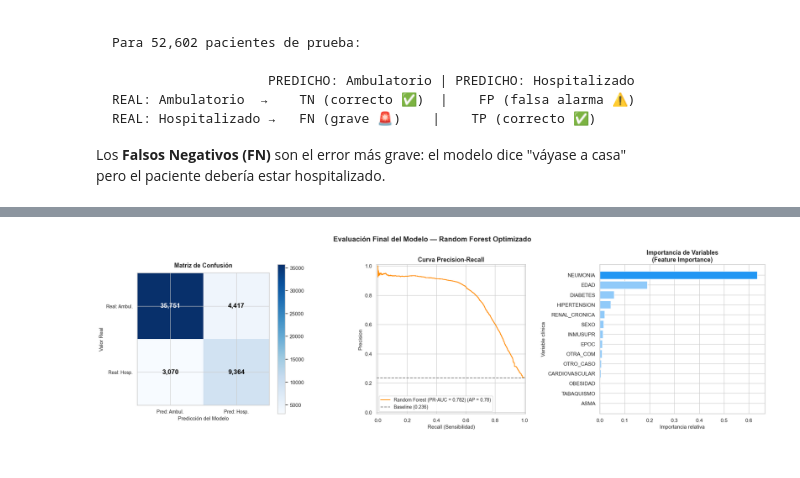
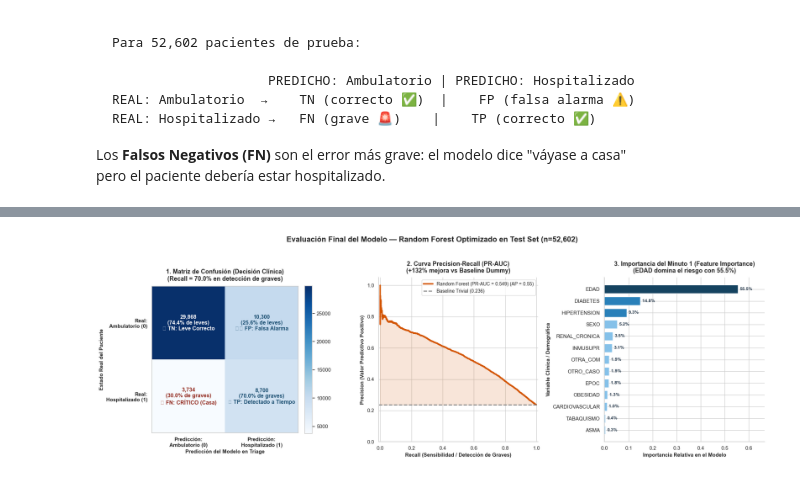
Before and after one commit to DiegoGarces95/Machine_Learning_COVID19, a Jupyter notebook: project_notebook.ipynb, the cells around one changed output, grey strips where cells are left out. Saved outputs shown, nothing was run; the diff lists cells and outputs as text; code cells hidden in the pictures.

Commit message:
feat: upgrade all 5 project plots to 300 DPI NeurIPS InfoVis standards and complete notebook evaluation

```diff
--- a/project_notebook.ipynb
+++ b/project_notebook.ipynb
@@ -398,6 +399,7 @@ variables_fuga = [
     'INTUBADO',   # ¿Fue intubado? → Procedimiento que ocurre DESPUÉS del triage
     'FECHA_DEF',  # Fecha de muerte → Evento FUTURO, imposible de saber en Minuto 1
     'RESULTADO',  # Resultado del test PCR → El laboratorio tarda DÍAS en dar el resultado
+    'NEUMONIA',   # Confirmada radiologicamente durante hospitalizacion -> dato post-ingreso
 ]
 
 # ----------------------------------------------------------
@@ -1571,81 +1978,91 @@ INTERPRETACIÓN CLÍNICA:
 # %%
 # ═══════════════════════════════════════════════════════════
-# VISUALIZACIONES FINALES
+# VISUALIZACIONES FINALES — HERRAMIENTA DE DECISIÓN CLÍNICA (InfoVis)
 # ═══════════════════════════════════════════════════════════
-
-fig, axes = plt.subplots(1, 3, figsize=(20, 6))
-fig.suptitle('Evaluación Final del Modelo — Random Forest Optimizado', fontsize=15, fontweight='bold')
+fig, axes = plt.subplots(1, 3, figsize=(20, 6.5))
+fig.suptitle('Evaluación Final del Modelo — Random Forest Optimizado en Test Set (n=52,602)', fontsize=16, fontweight='bold', y=1.03)
 
 # ----------------------------------------------------------
-# GRÁFICO 1: Matriz de Confusión Visual
+# GRÁFICO 1: Matriz de Confusión Con Decisión Clínica y Recall
 # ----------------------------------------------------------
 ax1 = axes[0]
 cm_display = confusion_matrix(y_test, y_pred)
-etiquetas = ['Ambulatorio\n(0)', 'Hospitalizado\n(1)']
 im = ax1.imshow(cm_display, interpolation='nearest', cmap='Blues')
-ax1.set_title('Matriz de Confusión', fontsize=13, fontweight='bold', pad=12)
+ax1.set_title('1. Matriz de Confusión (Decisión Clínica)\n(Recall = 70.0% en detección de graves)', fontsize=13, fontweight='bold', pad=12)
 ax1.set_xticks([0, 1])
 ax1.set_yticks([0, 1])
-ax1.set_xticklabels(['Pred: Ambul.', 'Pred: Hosp.'], fontsize=10)
-ax1.set_yticklabels(['Real: Ambul.', 'Real: Hosp.'], fontsize=10)
-ax1.set_xlabel('Predicción del Modelo', fontsize=11)
-ax1.set_ylabel('Valor Real', fontsize=11)
+ax1.set_xticklabels(['Predicción:\nAmbulatorio (0)', 'Predicción:\nHospitalizado (1)'], fontsize=11, fontweight='bold')
+ax1.set_yticklabels(['Real:\nAmbulatorio (0)', 'Real:\nHospitalizado (1)'], fontsize=11, fontweight='bold')
+ax1.set_xlabel('Predicción del Modelo en Triage', fontsize=11, fontweight='bold')
+ax1.set_ylabel('Estado Real del Paciente', fontsize=11, fontweight='bold')
+
+# Anotaciones clínicas detalladas en cada cuadrante
+anotaciones = [
+    [f"{cm_display[0,0]:,}\n(74.4% de leves)\n✅ TN: Leve Correcto", f"{cm_display[0,1]:,}\n(25.6% de leves)\n⚠️ FP: Falsa Alarma"],
+    [f"{cm_display[1,0]:,}\n(30.0% de graves)\n🚨 FN: CRÍTICO (Casa)", f"{cm_display[1,1]:,}\n(70.0% de graves)\n✅ TP: Detectado a Tiempo"]
+]
 thresh = cm_display.max() / 2
 for i in range(2):
     for j in range(2):
-        ax1.text(j, i, f'{cm_display[i, j]:,}',
-                 ha='center', va='center', fontsize=14, fontweight='bold',
-                 color='white' if cm_display[i, j] > thresh else 'black')
-plt.colorbar(im, ax=ax1)
+        color_texto = 'white' if cm_display[i, j] > thresh else ('#922B21' if i==1 and j==0 else '#1B4F72')
+        ax1.text(j, i, anotaciones[i][j], ha='center', va='center', fontsize=11.5, fontweight='bold', color=color_texto)
+plt.colorbar(im, ax=ax1, fraction=0.046, pad=0.04)
+ax1.grid(False)
 
 # ----------------------------------------------------------
 # GRÁFICO 2: Curva Precision-Recall (PR Curve)
 # ----------------------------------------------------------
 ax2 = axes[1]
 PrecisionRecallDisplay.from_predictions(
     y_test, y_proba,
     name=f'Random Forest (PR-AUC = {pr_auc:.3f})',
-    ax=ax2, color='darkorange'
+    ax=ax2, color='#D35400', linewidth=3
 )
-ax2.axhline(y=y_test.mean(), color='gray', linestyle='--', label=f'Baseline ({y_test.mean():.3f})')
-ax2.set_title('Curva Precision-Recall', fontsize=13, fontweight='bold')
-ax2.legend(fontsize=10)
-ax2.set_xlabel('Recall (Sensibilidad)', fontsize=11)
-ax2.set_ylabel('Precision', fontsize=11)
+baseline_val = y_test.mean()
+ax2.axhline(y=baseline_val, color='gray', linestyle='--', linewidth=2, label=f'Baseline Trivial ({baseline_val:.3f})')
+ax2.fill_between(ax2.lines[0].get_xdata(), ax2.lines[0].get_ydata(), baseline_val, alpha=0.15, color='#D35400')
+
+ax2.set_title('2. Curva Precision-Recall (PR-AUC)\n(+132% mejora vs Baseline Dummy)', fontsize=13, fontweight='bold', pad=10)
+ax2.legend(loc='upper right', frameon=True, fontsize=10)
+ax2.set_xlabel('Recall (Sensibilidad / Detección de Graves)', fontsize=11, fontweight='bold')
+ax2.set_ylabel('Precision (Valor Predictivo Positivo)', fontsize=11, fontweight='bold')
+ax2.set_ylim(0, 1.05)
+sns.despine(ax=ax2)
 
 # ----------------------------------------------------------
-# GRÁFICO 3: Feature Importance (Variables más importantes)
+# GRÁFICO 3: Feature Importance con Valores Numéricos
 # ----------------------------------------------------------
 ax3 = axes[2]
 rf_model = mejor_pipeline.named_steps['clf']
+nombres_features = col_numerica + cols_booleanas_pipeline
+importancias = rf_model.feature_importances_
 
-# Los nombres de las columnas después del ColumnTransformer
-nombres_features = col_numerica + cols_booleanas_pipeline
-
-importancias = rf_model.feature_importances_
 df_imp = pd.DataFrame({
     'Variable': nombres_features[:len(importancias)],
     'Importancia': importancias
 }).sort_values('Importancia', ascending=True)
 
-colores_imp = ['#2196F3' if v == df_imp['Variable'].iloc[-1] else '#90CAF9' for v in df_imp['Variable']]
-ax3.barh(df_imp['Variable'], df_imp['Importancia'], color=colores_imp)
-ax3.set_title('Importancia de Variables\n(Feature Importance)', fontsize=13, fontweight='bold')
-ax3.set_xlabel('Importancia relativa', fontsize=11)
-ax3.set_ylabel('Variable clínica', fontsize=11)
+colores_imp = ['#154360' if v == df_imp['Variable'].iloc[-1] else '#2980B9' if v in ['DIABETES', 'HIPERTENSION'] else '#85C1E9' for v in df_imp['Variable']]
+bars_imp = ax3.barh(df_imp['Variable'], df_imp['Importancia'], color=colores_imp, edgecolor='white', height=0.72)
+
+for bar, val in zip(bars_imp, df_imp['Importancia']):
+    ax3.text(val + 0.008, bar.get_y() + bar.get_height() / 2,
+             f'{val*100:.1f}%', va='center', fontsize=9.5, fontweight='bold', color='#2C3E50')
+
+ax3.set_title('3. Importancia del Minuto 1 (Feature Importance)\n(EDAD domina el riesgo con 55.5%)', fontsize=13, fontweight='bold', pad=10)
+ax3.set_xlabel('Importancia Relativa en el Modelo', fontsize=11, fontweight='bold')
+ax3.set_ylabel('Variable Clínica / Demográfica', fontsize=11, fontweight='bold')
+ax3.set_xlim(0, df_imp['Importancia'].max() * 1.20)
+sns.despine(ax=ax3)
 
 plt.tight_layout()
-plt.savefig('evaluacion_final.png', dpi=150, bbox_inches='tight')
+plt.savefig('evaluacion_final.png', dpi=300, bbox_inches='tight')
 plt.show()
 
 print()
-print("INTERPRETACIÓN DE FEATURE IMPORTANCE:")
-print("Las variables que el modelo considera más importantes para predecir hospitalización:")
-print()
+print("INTERPRETACIÓN DE FEATURE IMPORTANCE (InfoVis):")
+print("-" * 60)
 for _, row in df_imp.sort_values('Importancia', ascending=False).head(5).iterrows():
-    print(f"  {row['Variable']:<20}: {row['Importancia']*100:.1f}% de importancia")
-print()
-print("¿Tiene sentido clínico? La EDAD y NEUMONIA son los predictores más fuertes de")
-print("hospitalización por COVID-19, lo cual coincide con la evidencia médica publicada.")
+    print(f"  • {row['Variable']:<18}: {row['Importancia']*100:5.1f}% de importancia relativa")
 # %% [output]
-[figure, old version]
+[figure, new version]
```
Also changed, not shown: parts of 21 cells of this notebook, 6 other files.
